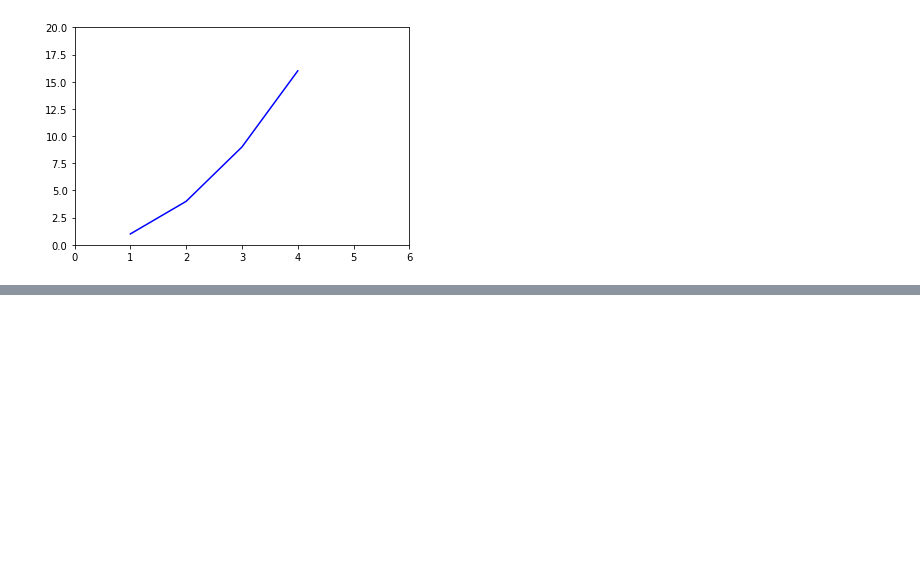
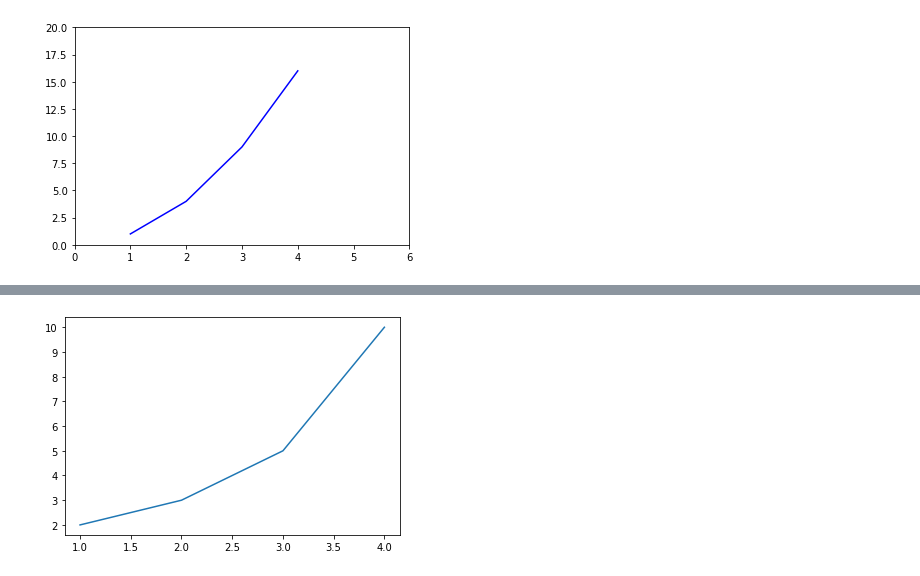
Before and after one commit to okmunkiok/Matplotlib_Tutorial__Dardao, a Jupyter notebook: Matplotlib_Tutorial.ipynb, the cells around one changed output, grey strips where cells are left out. Cells and saved outputs as stored; diff of their text form; code cells hidden in the pictures; blank space fills up the shorter version.

```diff
--- a/Matplotlib_Tutorial.ipynb
+++ b/Matplotlib_Tutorial.ipynb
@@ -43,0 +72,10 @@ plt.show()
+# %%
+# x, y 값 입력하기
+# 예제
+
+import matplotlib.pyplot as plt
+
+plt.plot([1, 2, 3, 4], [2, 3, 5, 10])
+plt.show()
+# %% [output]
+[figure, added]
```
Also changed, not shown: parts of 5 cells of this notebook.
